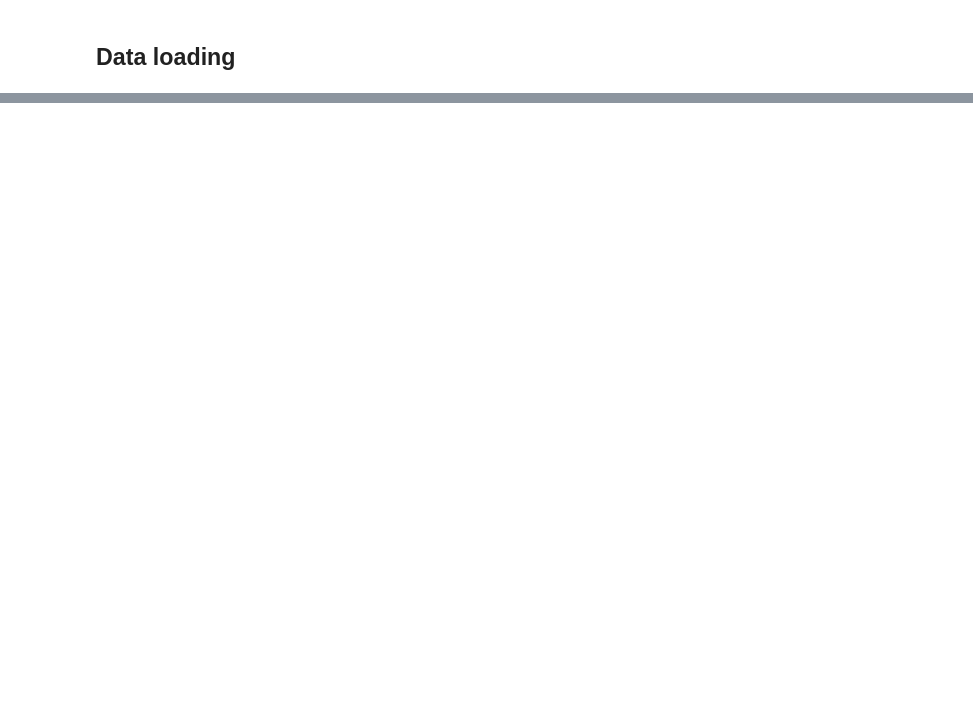
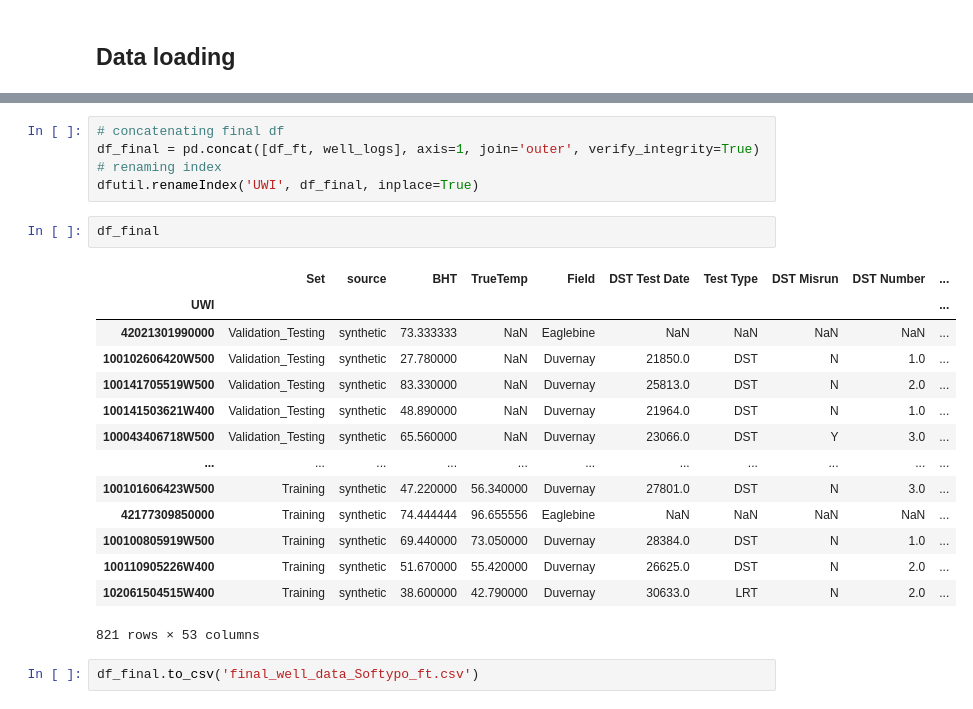
Before and after one commit to Softypo/2021_GTXdatathon, a Jupyter notebook: EDA_Datathon2021_Softypo.ipynb, the cells around one changed output, grey strips where cells are left out. Saved outputs shown, nothing was run; the diff lists cells and outputs as text; blank space fills up the shorter version.

```diff
--- a/EDA_Datathon2021_Softypo.ipynb
+++ b/EDA_Datathon2021_Softypo.ipynb
@@ -124,0 +190,24 @@ zipfile.ZipFile('predictions.zip', mode='w').write("predictions.csv")
+# %%
+# concatenating final df
+df_final = pd.concat([df_ft, well_logs], axis=1, join='outer', verify_integrity=True)
+# renaming index
+dfutil.renameIndex('UWI', df_final, inplace=True)
+# %%
+df_final
+# %% [output]
+|  | Set | source | BHT | TrueTemp | Field | DST Test Date | Test Type | DST Misrun | DST Number | ... |
+| UWI |  |  |  |  |  |  |  |  |  | ... |
+| 42021301990000 | Validation_Testing | synthetic | 73.333333 | NaN | Eaglebine | NaN | NaN | NaN | NaN | ... |
+| 100102606420W500 | Validation_Testing | synthetic | 27.780000 | NaN | Duvernay | 21850.0 | DST | N | 1.0 | ... |
+| 100141705519W500 | Validation_Testing | synthetic | 83.330000 | NaN | Duvernay | 25813.0 | DST | N | 2.0 | ... |
+| 100141503621W400 | Validation_Testing | synthetic | 48.890000 | NaN | Duvernay | 21964.0 | DST | N | 1.0 | ... |
+| 100043406718W500 | Validation_Testing | synthetic | 65.560000 | NaN | Duvernay | 23066.0 | DST | Y | 3.0 | ... |
+| ... | ... | ... | ... | ... | ... | ... | ... | ... | ... | ... |
+| 100101606423W500 | Training | synthetic | 47.220000 | 56.340000 | Duvernay | 27801.0 | DST | N | 3.0 | ... |
+| 42177309850000 | Training | synthetic | 74.444444 | 96.655556 | Eaglebine | NaN | NaN | NaN | NaN | ... |
+| 100100805919W500 | Training | synthetic | 69.440000 | 73.050000 | Duvernay | 28384.0 | DST | N | 1.0 | ... |
+| 100110905226W400 | Training | synthetic | 51.670000 | 55.420000 | Duvernay | 26625.0 | DST | N | 2.0 | ... |
+| 102061504515W400 | Training | synthetic | 38.600000 | 42.790000 | Duvernay | 30633.0 | LRT | N | 2.0 | ... |
+821 rows × 53 columns
+# %%
+df_final.to_csv('final_well_data_Softypo_ft.csv')
```
Also changed, not shown: parts of 21 cells of this notebook, 3 other files.
